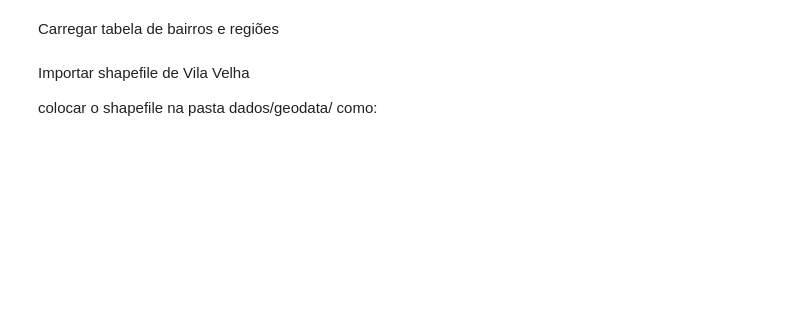
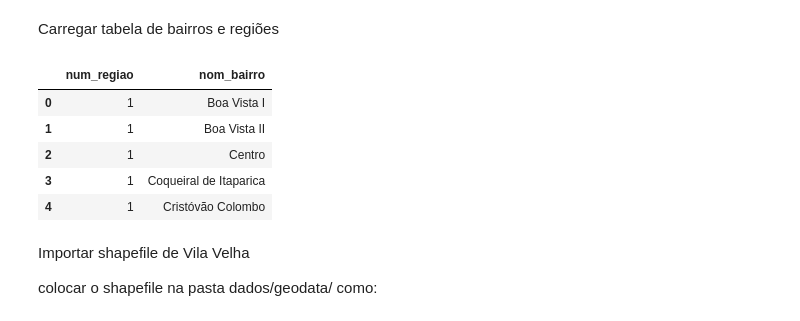
Before and after one commit to JohnDiognes/analise-perfil-eleitor-vila-velha, a Jupyter notebook: notebooks/03_Análise_Geográfica.ipynb, the cells around one changed output. Saved outputs shown, nothing was run; the diff lists cells and outputs as text; code cells hidden in the pictures; blank space fills up the shorter version.

```diff
--- a/notebooks/03_Análise_Geográfica.ipynb
+++ b/notebooks/03_Análise_Geográfica.ipynb
@@ -50,3 +100,16 @@ bairros.head()
+# %%
+try:
+    bairros = pd.read_csv(f"{repo_nome}/Documents/Projeto_perfil_eleitor_2024_ES/BairroXRegiao.csv", encoding="utf-8")
+except UnicodeDecodeError:
+    bairros = pd.read_csv(f"{repo_nome}/Documents/Projeto_perfil_eleitor_2024_ES/BairroXRegiao.csv", encoding="latin1")
+bairros.head()
+# %% [output]
+|  | num_regiao | nom_bairro |
+| 0 | 1 | Boa Vista I |
+| 1 | 1 | Boa Vista II |
+| 2 | 1 | Centro |
+| 3 | 1 | Coqueiral de Itaparica |
+| 4 | 1 | Cristóvão Colombo |
 # %% [markdown]
 Importar shapefile de Vila Velha
 
```
Also changed, not shown: parts of 29 cells of this notebook.
